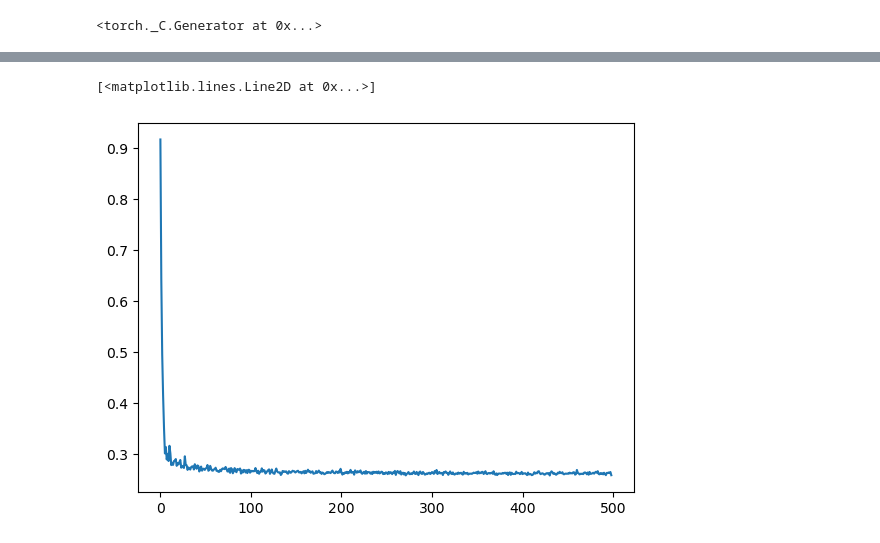
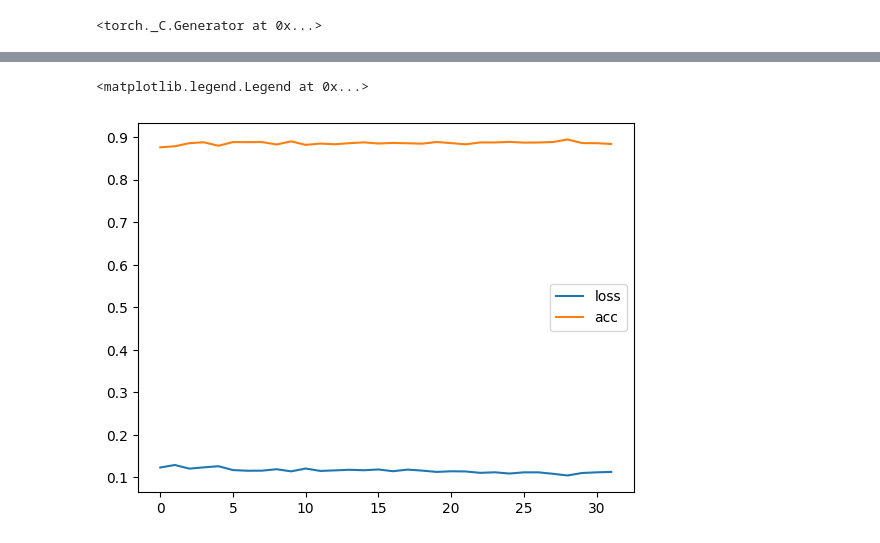
Before and after one commit to bunnalec/NeuralGraphPaper, a Jupyter notebook: ES_NeuralGraph.ipynb, the cells around one changed output, grey strips where cells are left out. Drawn from its saved outputs; the diff is of its cells as text; code cells hidden in the pictures.

```diff
--- a/ES_NeuralGraph.ipynb
+++ b/ES_NeuralGraph.ipynb
@@ -150,9 +128,9 @@ log = []
 # %%
-TRAIN_EXAMPLES = 10
-TEST_EXAMPLES = 5
+EXAMPLES = 10
+
 # Reset optimizer
-# optimizer = torch.optim.Adam(graph.parameters(), lr=1e-3)
-optimizer = torch.optim.SGD(graph.parameters(), lr=1e-2)
+optimizer = torch.optim.Adam(graph.parameters(), lr=0.01)
+# optimizer = torch.optim.SGD(graph.parameters(), lr=0.025)
 criterion = nn.MSELoss()
 
 STEPS = 10_000
@@ -161,9 +202,20 @@ log = []
+# %%
+EXAMPLES = 10
+
+# Reset optimizer
+optimizer = torch.optim.Adam(graph.parameters(), lr=0.01)
+# optimizer = torch.optim.SGD(graph.parameters(), lr=0.025)
+criterion = nn.MSELoss()
+
+STEPS = 10_000
+
+log = []
 # %%
 def shuffle_along_axis(a, axis):
     idx = np.random.rand(*a.shape).argsort(axis=axis)
     return np.take_along_axis(a,idx,axis=axis)
 
-def get_batch_data(dataset=train, batch_size=BATCH_SIZE, train_examples=TRAIN_EXAMPLES, test_examples=TEST_EXAMPLES):
+def get_batch_data(dataset=train, batch_size=BATCH_SIZE, train_examples=10, test_examples=10):
     if type(dataset) != list:
         dataset = [dataset]
     set_ = np.random.randint(len(dataset), size=(batch_size))
@@ -182,7 +234,6 @@ def get_batch_data(dataset=train, batch_size=BATCH_SIZE, train_examples=TRAIN_EX
     y_train = shuffle_along_axis(y_train, axis=1)
     y_test = shuffle_along_axis(y_test, axis=1)
 
-
     x_train = []
     for batch_classes, y, i in zip(classes, y_train, set_):
         x_train.append([])
@@ -256,5 +314,7 @@ KeyboardInterrupt:
 # %%
-plt.plot([e["loss"] for e in log])
+plt.plot([e["loss"] for e in log], label="loss")
+plt.plot([e["acc"] for e in log], label="acc")
+plt.legend()
 # %% [output]
-[<matplotlib.lines.Line2D at 0x...>]
+<matplotlib.legend.Legend at 0x...>
-[figure, old version]
+[figure, new version]
```
Also changed, not shown: parts of 17 cells of this notebook, 2 other files.
